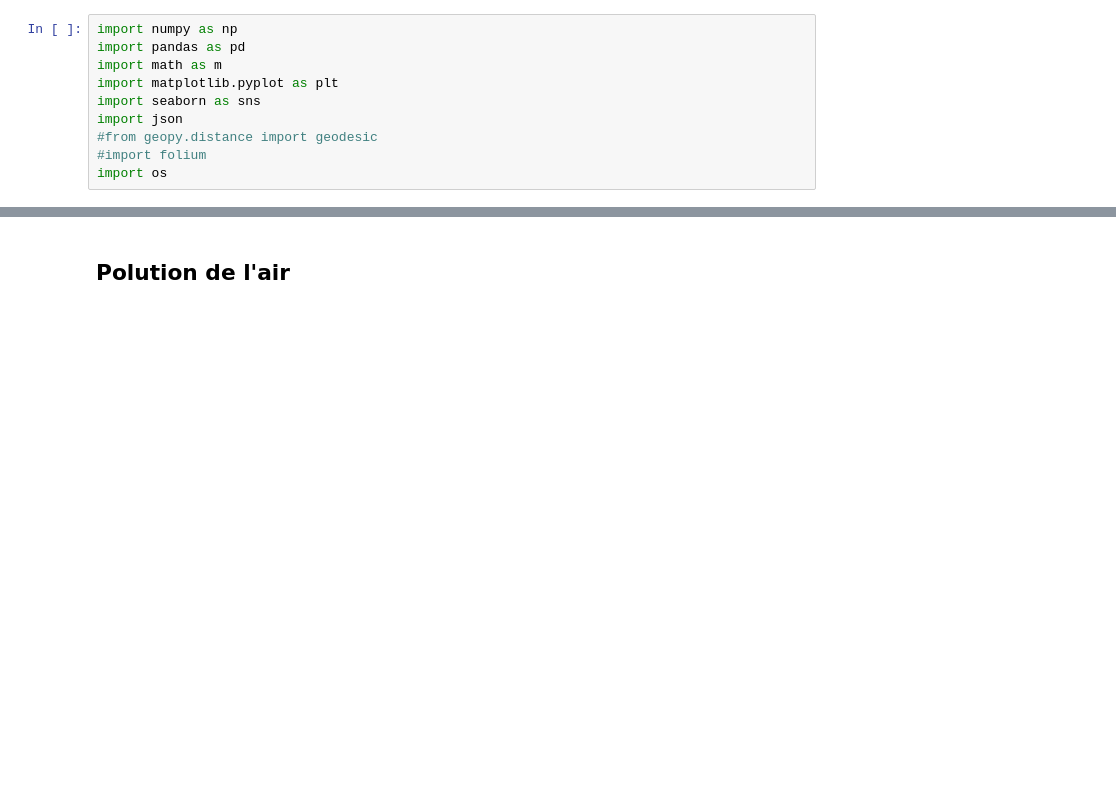
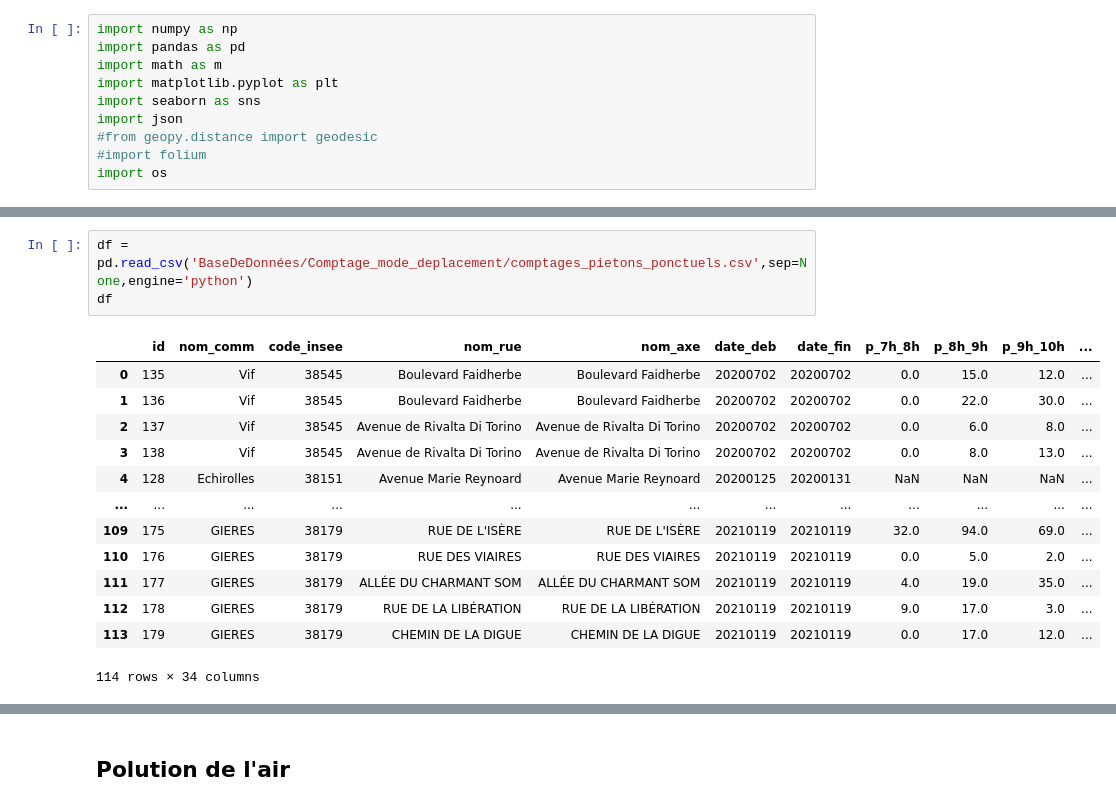
Before and after one commit to Flotauv/Projet_Data_Innovant-, a Jupyter notebook: Laboratory_notebook.ipynb, the cells around one changed output, grey strips where cells are left out. Drawn from its saved outputs; the diff is of its cells as text; blank space fills up the shorter version.

```diff
--- a/Laboratory_notebook.ipynb
+++ b/Laboratory_notebook.ipynb
@@ -57,0 +204,17 @@ Index(['id', 'nom_post', 'nom_comm', 'code_insee', 'modes', 'date_instal',
+# %%
+df = pd.read_csv('BaseDeDonnées/Comptage_mode_deplacement/comptages_pietons_ponctuels.csv',sep=None,engine='python')
+df
+# %% [output]
+|  | id | nom_comm | code_insee | nom_rue | nom_axe | date_deb | date_fin | p_7h_8h | p_8h_9h | p_9h_10h | ... |
+| 0 | 135 | Vif | 38545 | Boulevard Faidherbe | Boulevard Faidherbe | 20200702 | 20200702 | 0.0 | 15.0 | 12.0 | ... |
+| 1 | 136 | Vif | 38545 | Boulevard Faidherbe | Boulevard Faidherbe | 20200702 | 20200702 | 0.0 | 22.0 | 30.0 | ... |
+| 2 | 137 | Vif | 38545 | Avenue de Rivalta Di Torino | Avenue de Rivalta Di Torino | 20200702 | 20200702 | 0.0 | 6.0 | 8.0 | ... |
+| 3 | 138 | Vif | 38545 | Avenue de Rivalta Di Torino | Avenue de Rivalta Di Torino | 20200702 | 20200702 | 0.0 | 8.0 | 13.0 | ... |
+| 4 | 128 | Echirolles | 38151 | Avenue Marie Reynoard | Avenue Marie Reynoard | 20200125 | 20200131 | NaN | NaN | NaN | ... |
+| ... | ... | ... | ... | ... | ... | ... | ... | ... | ... | ... | ... |
+| 109 | 175 | GIERES | 38179 | RUE DE L'ISÈRE | RUE DE L'ISÈRE | 20210119 | 20210119 | 32.0 | 94.0 | 69.0 | ... |
+| 110 | 176 | GIERES | 38179 | RUE DES VIAIRES | RUE DES VIAIRES | 20210119 | 20210119 | 0.0 | 5.0 | 2.0 | ... |
+| 111 | 177 | GIERES | 38179 | ALLÉE DU CHARMANT SOM | ALLÉE DU CHARMANT SOM | 20210119 | 20210119 | 4.0 | 19.0 | 35.0 | ... |
+| 112 | 178 | GIERES | 38179 | RUE DE LA LIBÉRATION | RUE DE LA LIBÉRATION | 20210119 | 20210119 | 9.0 | 17.0 | 3.0 | ... |
+| 113 | 179 | GIERES | 38179 | CHEMIN DE LA DIGUE | CHEMIN DE LA DIGUE | 20210119 | 20210119 | 0.0 | 17.0 | 12.0 | ... |
+114 rows × 34 columns
```
Also changed, not shown: parts of 34 cells of this notebook, 2 other files.
